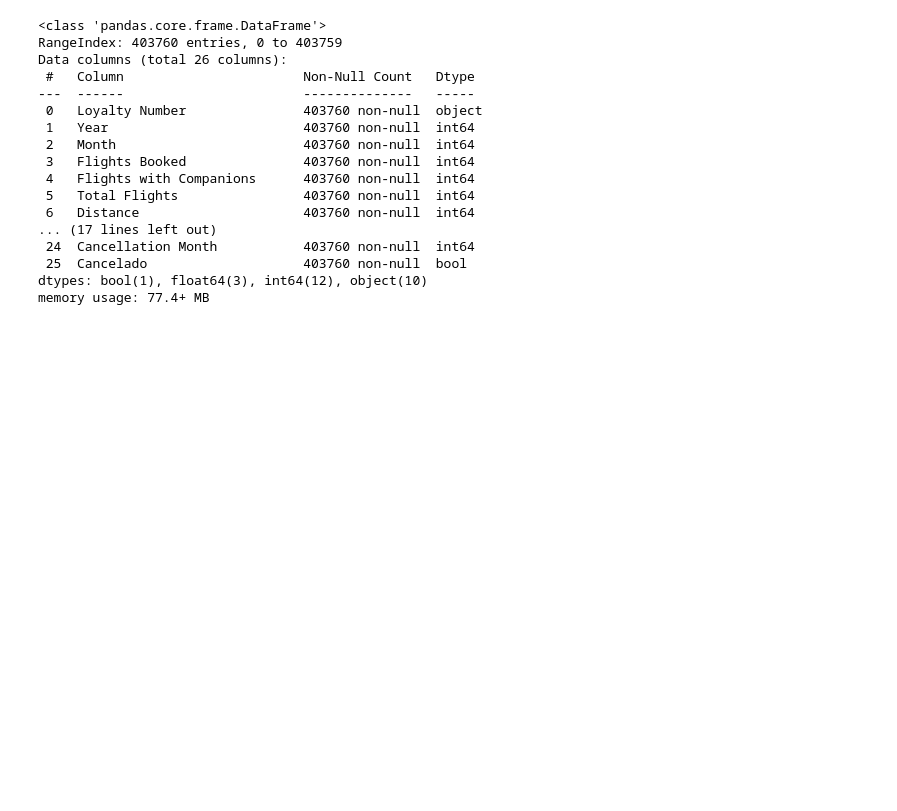
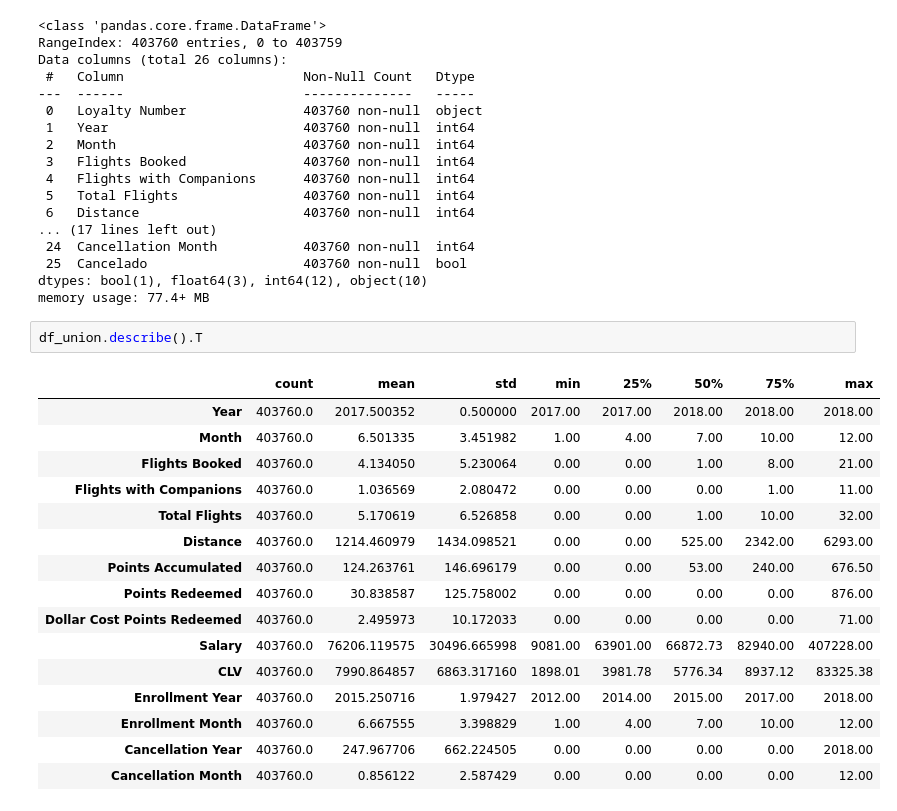
Before and after one commit to Adalab/bda-modulo-3-evaluacion-final-ptormo, a Jupyter notebook: ejerciciotecnico_mod3.ipynb, the cells around one changed output. Drawn from its saved outputs; the diff is of its cells as text; blank space fills up the shorter version.

```diff
--- a/ejerciciotecnico_mod3.ipynb
+++ b/ejerciciotecnico_mod3.ipynb
@@ -396,3 +397,22 @@ Data columns (total 26 columns):
  25  Cancelado                    403760 non-null  bool
 dtypes: bool(1), float64(3), int64(12), object(10)
 memory usage: 77.4+ MB
+# %%
+df_union.describe().T
+# %% [output]
+|  | count | mean | std | min | 25% | 50% | 75% | max |
+| Year | 403760.0 | 2017.500352 | 0.500000 | 2017.00 | 2017.00 | 2018.00 | 2018.00 | 2018.00 |
+| Month | 403760.0 | 6.501335 | 3.451982 | 1.00 | 4.00 | 7.00 | 10.00 | 12.00 |
+| Flights Booked | 403760.0 | 4.134050 | 5.230064 | 0.00 | 0.00 | 1.00 | 8.00 | 21.00 |
+| Flights with Companions | 403760.0 | 1.036569 | 2.080472 | 0.00 | 0.00 | 0.00 | 1.00 | 11.00 |
+| Total Flights | 403760.0 | 5.170619 | 6.526858 | 0.00 | 0.00 | 1.00 | 10.00 | 32.00 |
+| Distance | 403760.0 | 1214.460979 | 1434.098521 | 0.00 | 0.00 | 525.00 | 2342.00 | 6293.00 |
+| Points Accumulated | 403760.0 | 124.263761 | 146.696179 | 0.00 | 0.00 | 53.00 | 240.00 | 676.50 |
+| Points Redeemed | 403760.0 | 30.838587 | 125.758002 | 0.00 | 0.00 | 0.00 | 0.00 | 876.00 |
+| Dollar Cost Points Redeemed | 403760.0 | 2.495973 | 10.172033 | 0.00 | 0.00 | 0.00 | 0.00 | 71.00 |
+| Salary | 403760.0 | 76206.119575 | 30496.665998 | 9081.00 | 63901.00 | 66872.73 | 82940.00 | 407228.00 |
+| CLV | 403760.0 | 7990.864857 | 6863.317160 | 1898.01 | 3981.78 | 5776.34 | 8937.12 | 83325.38 |
+| Enrollment Year | 403760.0 | 2015.250716 | 1.979427 | 2012.00 | 2014.00 | 2015.00 | 2017.00 | 2018.00 |
+| Enrollment Month | 403760.0 | 6.667555 | 3.398829 | 1.00 | 4.00 | 7.00 | 10.00 | 12.00 |
+| Cancellation Year | 403760.0 | 247.967706 | 662.224505 | 0.00 | 0.00 | 0.00 | 0.00 | 2018.00 |
+| Cancellation Month | 403760.0 | 0.856122 | 2.587429 | 0.00 | 0.00 | 0.00 | 0.00 | 12.00 |
```
Also changed, not shown: parts of 8 cells of this notebook, 3 other files.
